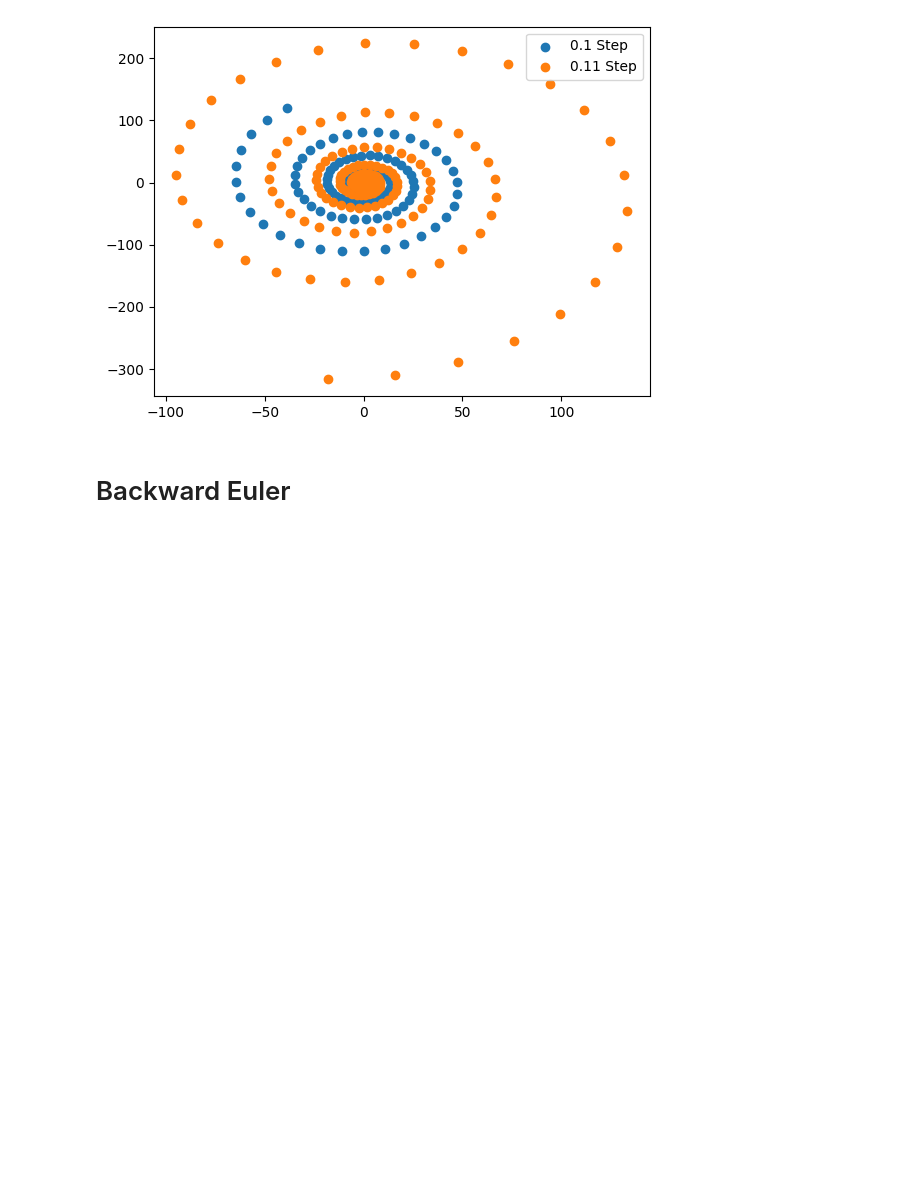
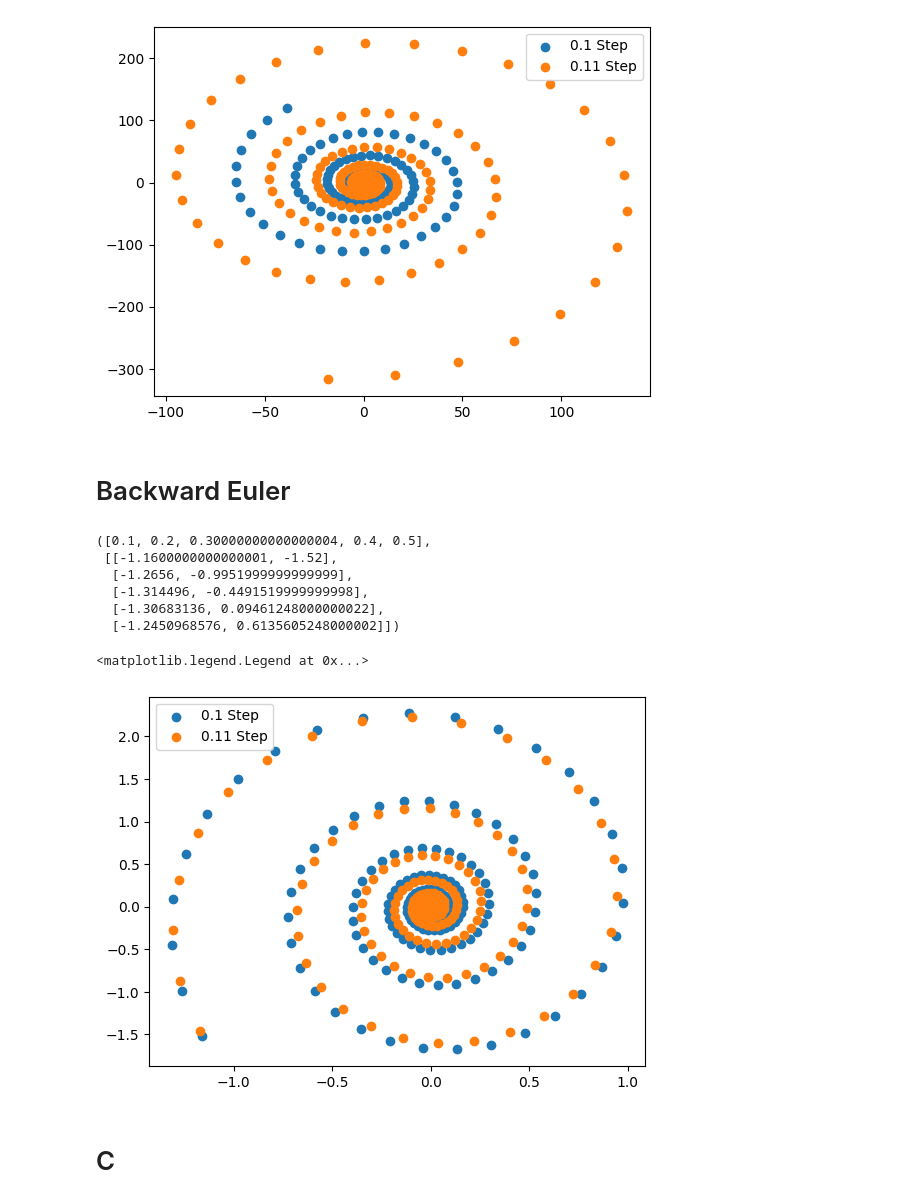
Before and after one commit to prakhosha/Complexity-Explorer-Nonlinear-Dynamics, a Jupyter notebook: Unit 5 Homework.ipynb, the cells around one changed output. Cells and saved outputs as stored; diff of their text form; code cells hidden in the pictures; blank space fills up the shorter version.

```diff
--- a/Unit 5 Homework.ipynb
+++ b/Unit 5 Homework.ipynb
@@ -40,3 +40,16 @@ plt.legend()
 [figure]
 # %% [markdown]
 # Backward Euler
+# %%
+def backward_euler(k, m, x0, v0, step, n):
+  state_space = [[0, 1], [-k/m, 0]]
+  solution = [x0, v0]
+  steps = []
+  solutions = []
+  for i in range(n):
+    dummy_solution = solution + (step*np.dot(state_space, solution))
+    solution = solution + (step*np.dot(state_space, dummy_solution))
+    solutions.append(solution.tolist())
+    t = (i+1)*step
+    steps.append(t)
+  return steps, solutions
@@ -42,0 +58,21 @@ plt.legend()
+# %%
+steps, solutions
+# %% [output]
+([0.1, 0.2, 0.30000000000000004, 0.4, 0.5],
+ [[-1.1600000000000001, -1.52],
+  [-1.2656, -0.9951999999999999],
+  [-1.314496, -0.4491519999999998],
+  [-1.30683136, 0.09461248000000022],
+  [-1.2450968576, 0.6135605248000002]])
+# %%
+steps_1, solutions_1 = backward_euler(k=2, m=0.5, x0=-1, v0=-2, step=0.1, n=200)
+steps_2, solutions_2 = backward_euler(k=2, m=0.5, x0=-1, v0=-2, step=0.11, n=200)
+# %%
+plt.scatter(np.array(solutions_1)[:,0], np.array(solutions_1)[:,1], label="0.1 Step")
+plt.scatter(np.array(solutions_2)[:,0], np.array(solutions_2)[:,1], label="0.11 Step")
+plt.legend()
+# %% [output]
+<matplotlib.legend.Legend at 0x...>
+[figure, added]
+# %% [markdown]
+# C
```
Also changed, not shown: parts of 3 cells of this notebook.
